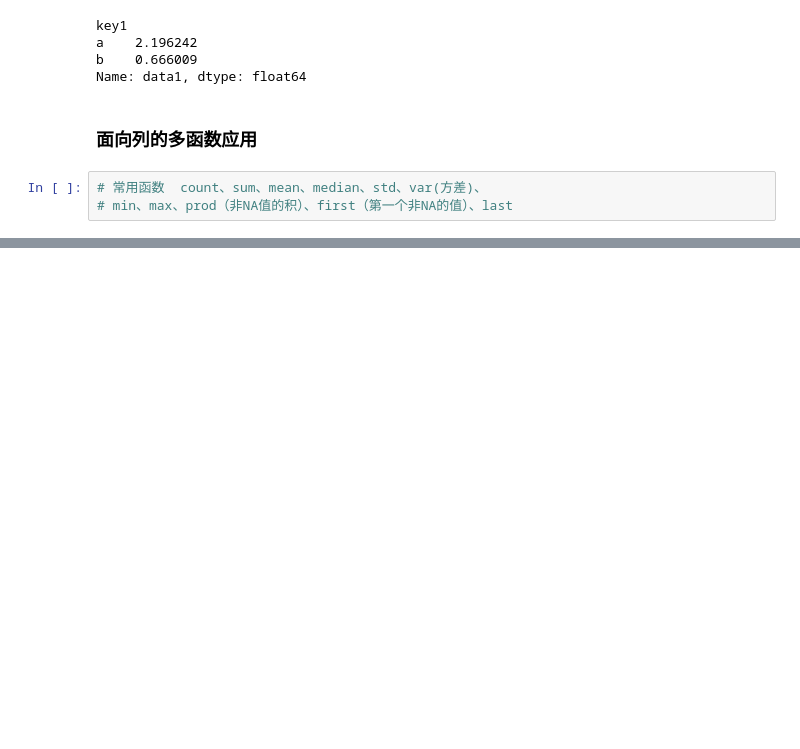
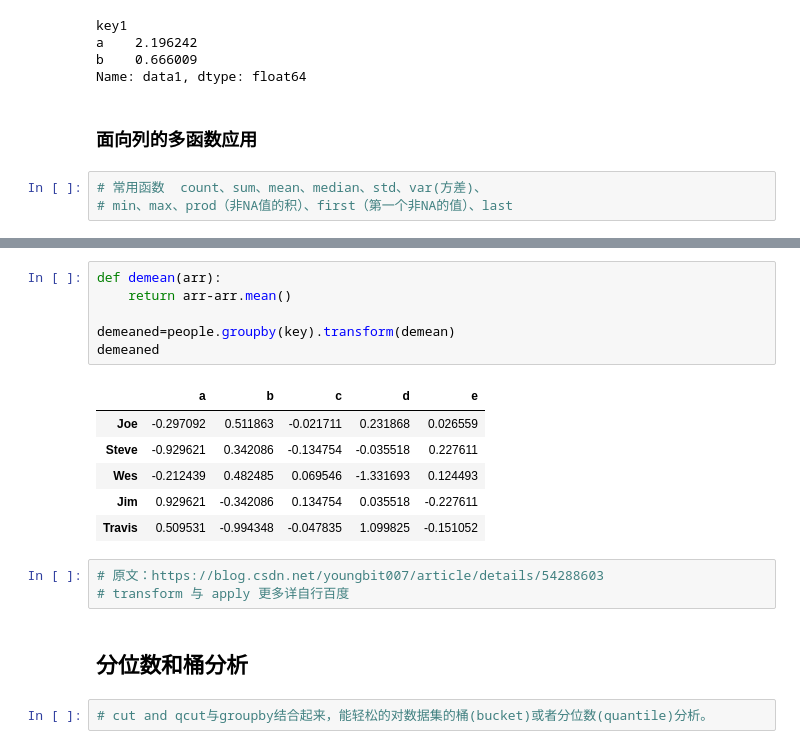
Before and after one commit to Wasim37/machine_learning_code, a Jupyter notebook: 01 pandas_matplotlib/notebook/groupby_agg_test.ipynb, the cells around one changed output, grey strips where cells are left out. Saved outputs shown, nothing was run; the diff lists cells and outputs as text; blank space fills up the shorter version.

```diff
--- a/01 pandas_matplotlib/notebook/groupby_agg_test.ipynb
+++ b/01 pandas_matplotlib/notebook/groupby_agg_test.ipynb
@@ -324,0 +409,20 @@ Name: data1, dtype: float64
+# %%
+def demean(arr):
+    return arr-arr.mean()
+
+demeaned=people.groupby(key).transform(demean)
+demeaned
+# %% [output]
+|  | a | b | c | d | e |
+| Joe | -0.297092 | 0.511863 | -0.021711 | 0.231868 | 0.026559 |
+| Steve | -0.929621 | 0.342086 | -0.134754 | -0.035518 | 0.227611 |
+| Wes | -0.212439 | 0.482485 | 0.069546 | -1.331693 | 0.124493 |
+| Jim | 0.929621 | -0.342086 | 0.134754 | 0.035518 | -0.227611 |
+| Travis | 0.509531 | -0.994348 | -0.047835 | 1.099825 | -0.151052 |
+# %%
+# 原文：https://blog.csdn.net/youngbit007/article/details/54288603
+# transform 与 apply 更多详自行百度
+# %% [markdown]
+## 分位数和桶分析
+# %%
+# cut and qcut与groupby结合起来，能轻松的对数据集的桶(bucket)或者分位数(quantile)分析。
```
Also changed, not shown: parts of 13 cells of this notebook.
